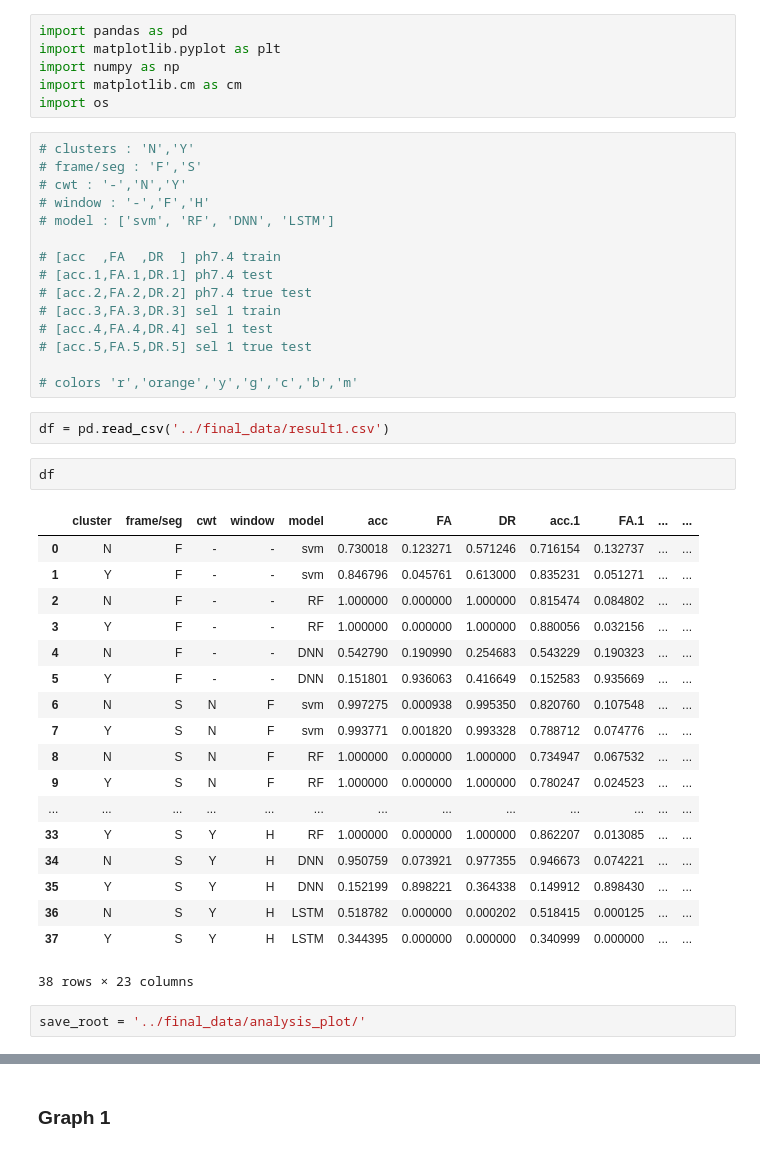
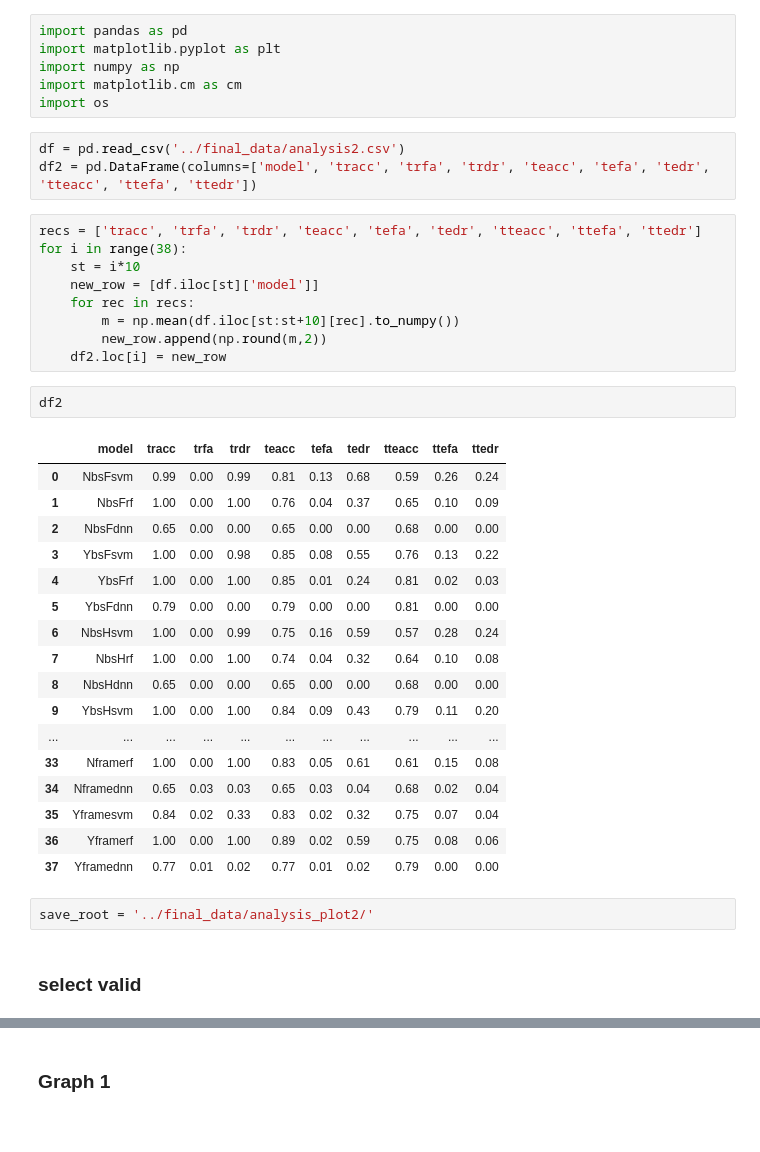
Before and after one commit to IS-Howard/final, a Jupyter notebook: result_analysis.ipynb, the cells around one changed output, grey strips where cells are left out. Saved outputs shown, nothing was run; the diff lists cells and outputs as text.

Commit message:
update plot

```diff
--- a/result_analysis.ipynb
+++ b/result_analysis.ipynb
@@ -4,43 +4,39 @@ import matplotlib.pyplot as plt
 import numpy as np
 import matplotlib.cm as cm
 import os
-# %%
-# clusters : 'N','Y'
-# frame/seg : 'F','S'
-# cwt : '-','N','Y'
-# window : '-','F','H'
-# model : ['svm', 'RF', 'DNN', 'LSTM']
-
-# [acc  ,FA  ,DR  ] ph7.4 train
-# [acc.1,FA.1,DR.1] ph7.4 test
-# [acc.2,FA.2,DR.2] ph7.4 true test
-# [acc.3,FA.3,DR.3] sel 1 train
-# [acc.4,FA.4,DR.4] sel 1 test
-# [acc.5,FA.5,DR.5] sel 1 true test
-
-# colors 'r','orange','y','g','c','b','m'
-# %%
-df = pd.read_csv('../final_data/result1.csv')
-# %%
-df
-# %% [output]
-|  | cluster | frame/seg | cwt | window | model | acc | FA | DR | acc.1 | FA.1 | ... | ... |
-| 0 | N | F | - | - | svm | 0.730018 | 0.123271 | 0.571246 | 0.716154 | 0.132737 | ... | ... |
-| 1 | Y | F | - | - | svm | 0.846796 | 0.045761 | 0.613000 | 0.835231 | 0.051271 | ... | ... |
-| 2 | N | F | - | - | RF | 1.000000 | 0.000000 | 1.000000 | 0.815474 | 0.084802 | ... | ... |
-| 3 | Y | F | - | - | RF | 1.000000 | 0.000000 | 1.000000 | 0.880056 | 0.032156 | ... | ... |
-| 4 | N | F | - | - | DNN | 0.542790 | 0.190990 | 0.254683 | 0.543229 | 0.190323 | ... | ... |
-| 5 | Y | F | - | - | DNN | 0.151801 | 0.936063 | 0.416649 | 0.152583 | 0.935669 | ... | ... |
-| 6 | N | S | N | F | svm | 0.997275 | 0.000938 | 0.995350 | 0.820760 | 0.107548 | ... | ... |
-| 7 | Y | S | N | F | svm | 0.993771 | 0.001820 | 0.993328 | 0.788712 | 0.074776 | ... | ... |
-| 8 | N | S | N | F | RF | 1.000000 | 0.000000 | 1.000000 | 0.734947 | 0.067532 | ... | ... |
-| 9 | Y | S | N | F | RF | 1.000000 | 0.000000 | 1.000000 | 0.780247 | 0.024523 | ... | ... |
-| ... | ... | ... | ... | ... | ... | ... | ... | ... | ... | ... | ... | ... |
-| 33 | Y | S | Y | H | RF | 1.000000 | 0.000000 | 1.000000 | 0.862207 | 0.013085 | ... | ... |
-| 34 | N | S | Y | H | DNN | 0.950759 | 0.073921 | 0.977355 | 0.946673 | 0.074221 | ... | ... |
-| 35 | Y | S | Y | H | DNN | 0.152199 | 0.898221 | 0.364338 | 0.149912 | 0.898430 | ... | ... |
-| 36 | N | S | Y | H | LSTM | 0.518782 | 0.000000 | 0.000202 | 0.518415 | 0.000125 | ... | ... |
-| 37 | Y | S | Y | H | LSTM | 0.344395 | 0.000000 | 0.000000 | 0.340999 | 0.000000 | ... | ... |
-38 rows × 23 columns
+# %%
+df = pd.read_csv('../final_data/analysis2.csv')
+df2 = pd.DataFrame(columns=['model', 'tracc', 'trfa', 'trdr', 'teacc', 'tefa', 'tedr', 'tteacc', 'ttefa', 'ttedr'])
+# %%
+recs = ['tracc', 'trfa', 'trdr', 'teacc', 'tefa', 'tedr', 'tteacc', 'ttefa', 'ttedr']
+for i in range(38):
+    st = i*10
+    new_row = [df.iloc[st]['model']]
+    for rec in recs:
+        m = np.mean(df.iloc[st:st+10][rec].to_numpy())
+        new_row.append(np.round(m,2))
+    df2.loc[i] = new_row
+# %%
+df2
+# %% [output]
+|  | model | tracc | trfa | trdr | teacc | tefa | tedr | tteacc | ttefa | ttedr |
+| 0 | NbsFsvm | 0.99 | 0.00 | 0.99 | 0.81 | 0.13 | 0.68 | 0.59 | 0.26 | 0.24 |
+| 1 | NbsFrf | 1.00 | 0.00 | 1.00 | 0.76 | 0.04 | 0.37 | 0.65 | 0.10 | 0.09 |
+| 2 | NbsFdnn | 0.65 | 0.00 | 0.00 | 0.65 | 0.00 | 0.00 | 0.68 | 0.00 | 0.00 |
+| 3 | YbsFsvm | 1.00 | 0.00 | 0.98 | 0.85 | 0.08 | 0.55 | 0.76 | 0.13 | 0.22 |
+| 4 | YbsFrf | 1.00 | 0.00 | 1.00 | 0.85 | 0.01 | 0.24 | 0.81 | 0.02 | 0.03 |
+| 5 | YbsFdnn | 0.79 | 0.00 | 0.00 | 0.79 | 0.00 | 0.00 | 0.81 | 0.00 | 0.00 |
+| 6 | NbsHsvm | 1.00 | 0.00 | 0.99 | 0.75 | 0.16 | 0.59 | 0.57 | 0.28 | 0.24 |
+| 7 | NbsHrf | 1.00 | 0.00 | 1.00 | 0.74 | 0.04 | 0.32 | 0.64 | 0.10 | 0.08 |
+| 8 | NbsHdnn | 0.65 | 0.00 | 0.00 | 0.65 | 0.00 | 0.00 | 0.68 | 0.00 | 0.00 |
+| 9 | YbsHsvm | 1.00 | 0.00 | 1.00 | 0.84 | 0.09 | 0.43 | 0.79 | 0.11 | 0.20 |
+| ... | ... | ... | ... | ... | ... | ... | ... | ... | ... | ... |
+| 33 | Nframerf | 1.00 | 0.00 | 1.00 | 0.83 | 0.05 | 0.61 | 0.61 | 0.15 | 0.08 |
+| 34 | Nframednn | 0.65 | 0.03 | 0.03 | 0.65 | 0.03 | 0.04 | 0.68 | 0.02 | 0.04 |
+| 35 | Yframesvm | 0.84 | 0.02 | 0.33 | 0.83 | 0.02 | 0.32 | 0.75 | 0.07 | 0.04 |
+| 36 | Yframerf | 1.00 | 0.00 | 1.00 | 0.89 | 0.02 | 0.59 | 0.75 | 0.08 | 0.06 |
+| 37 | Yframednn | 0.77 | 0.01 | 0.02 | 0.77 | 0.01 | 0.02 | 0.79 | 0.00 | 0.00 |
 # %%
-save_root = '../final_data/analysis_plot/'
+save_root = '../final_data/analysis_plot2/'
+# %% [markdown]
+### select valid
```
Also changed, not shown: parts of 8 cells of this notebook, 1 other file.
